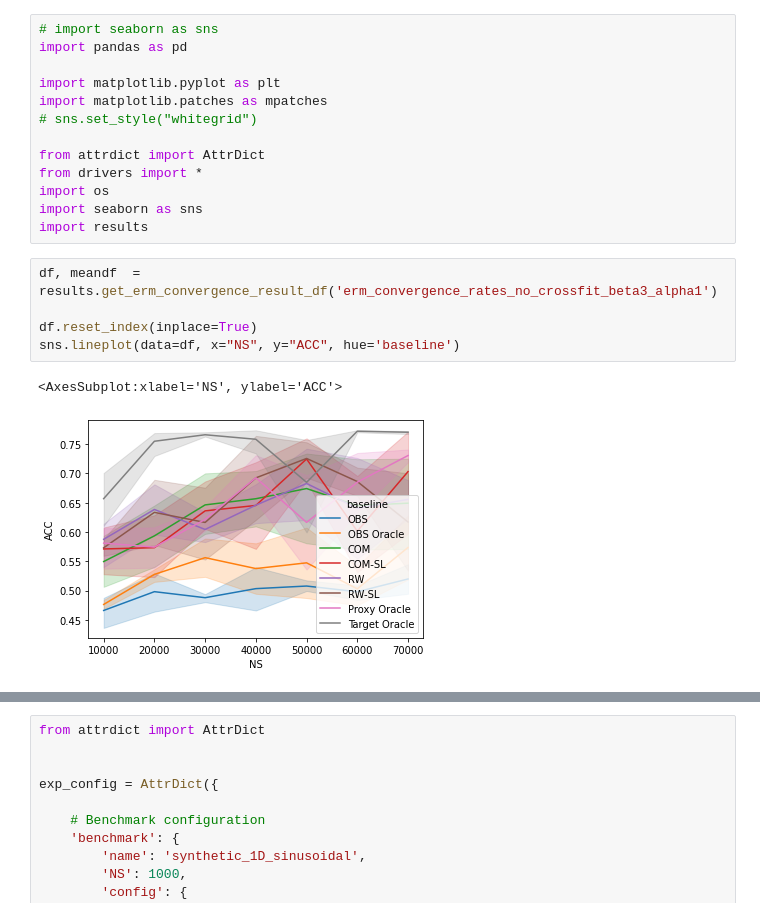
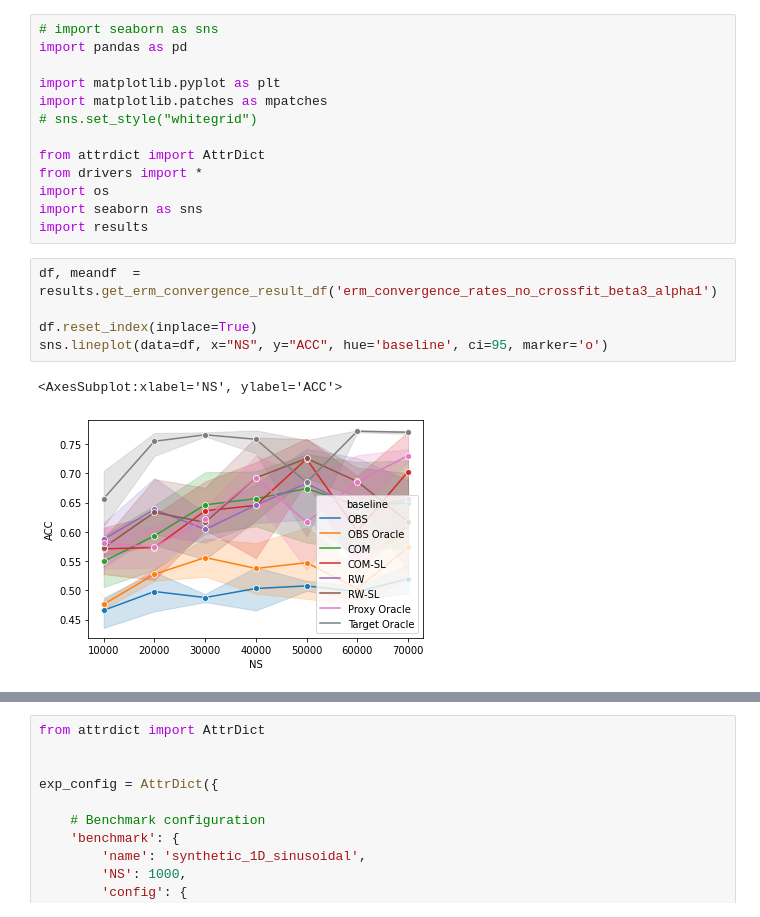
Before and after one commit to lguerdan/counterfactual-decision-support, a Jupyter notebook: notebook_development.ipynb, the cells around one changed output, grey strips where cells are left out. Drawn from its saved outputs; the diff is of its cells as text.

```diff
--- a/notebook_development.ipynb
+++ b/notebook_development.ipynb
@@ -14,8 +14,8 @@ import results
 # %%
 df, meandf  = results.get_erm_convergence_result_df('erm_convergence_rates_no_crossfit_beta3_alpha1')
 
 df.reset_index(inplace=True)
-sns.lineplot(data=df, x="NS", y="ACC", hue='baseline')
+sns.lineplot(data=df, x="NS", y="ACC", hue='baseline', ci=95, marker='o')
 # %% [output]
 <AxesSubplot:xlabel='NS', ylabel='ACC'>
-[figure, old version]
+[figure, new version]
```
Also changed, not shown: parts of 2 cells of this notebook, 3 other files.
